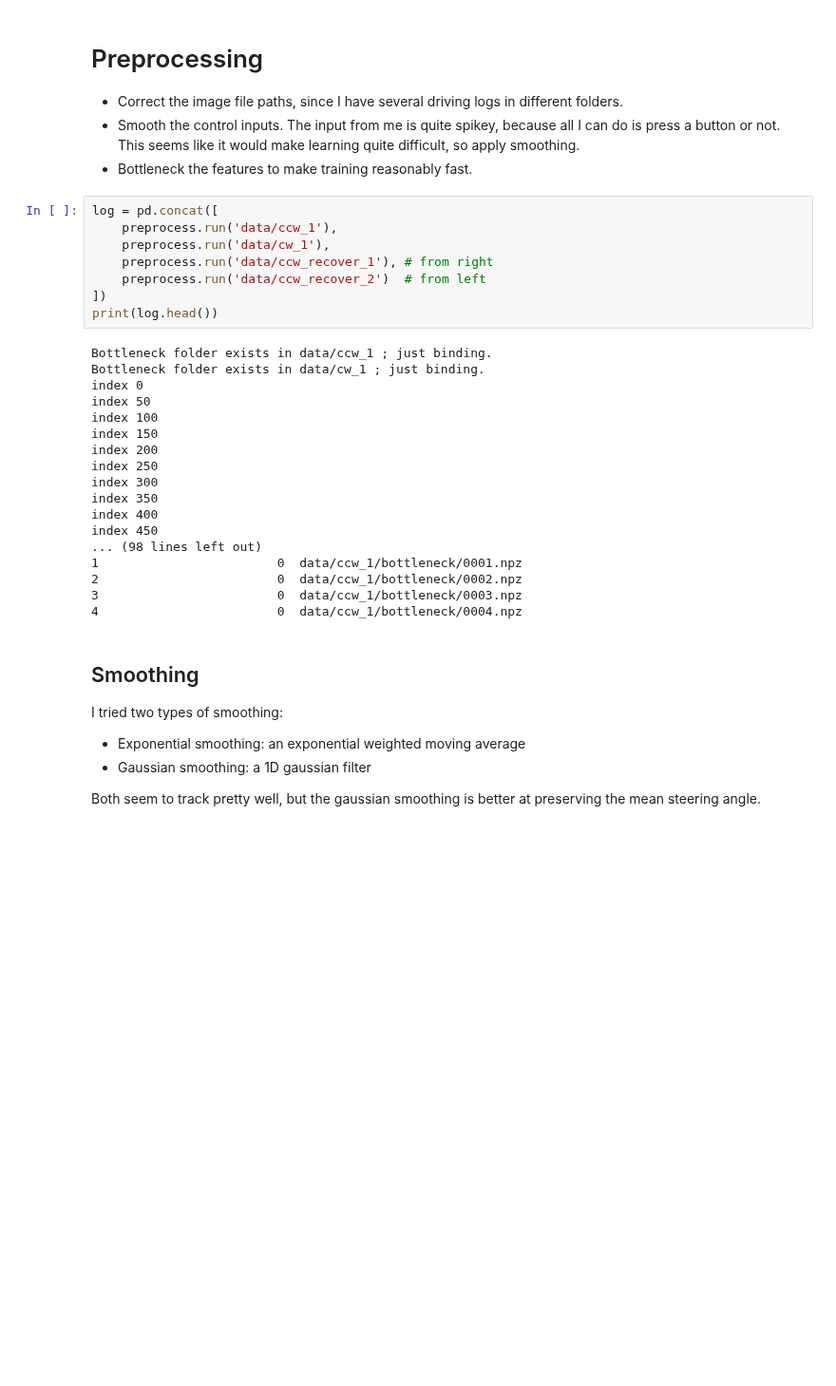
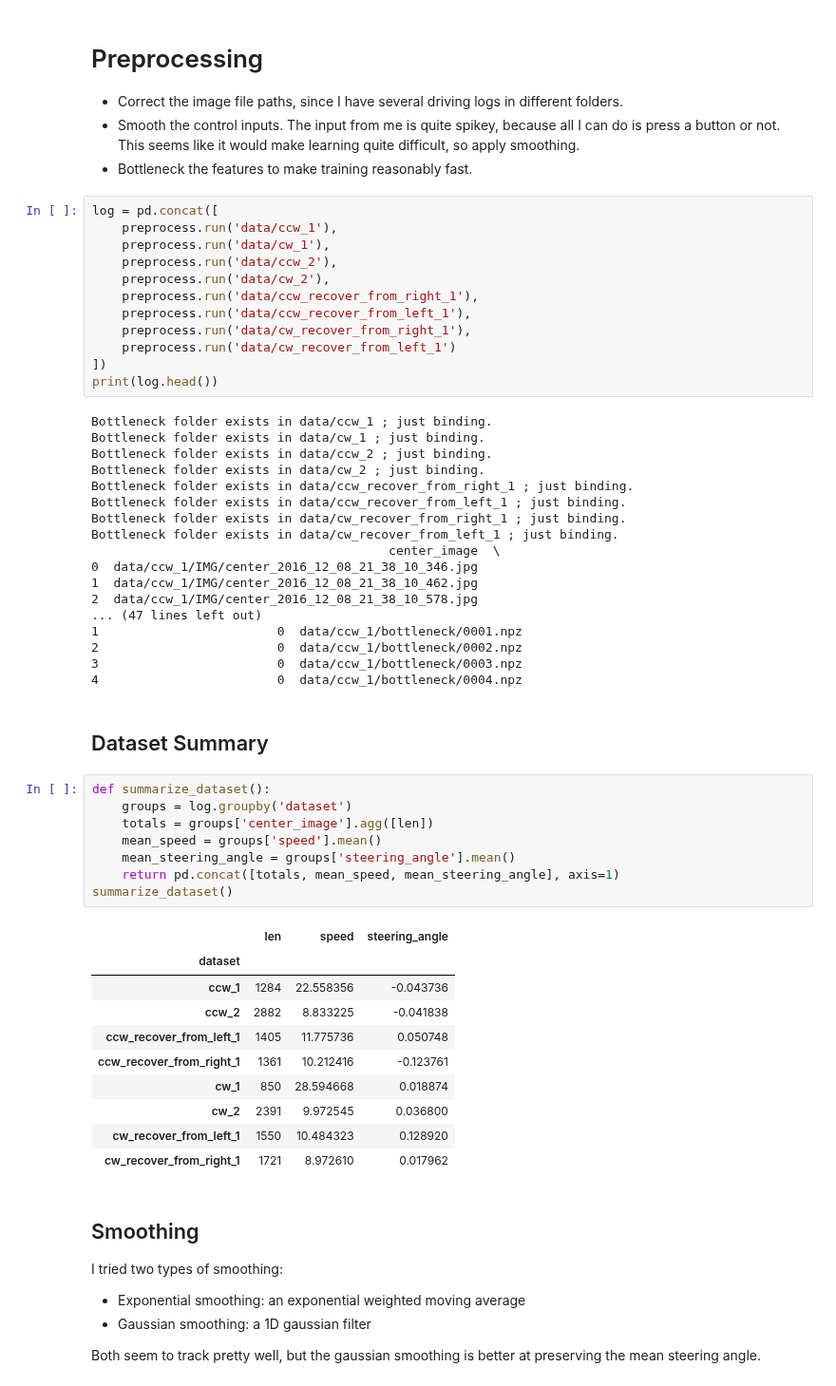
Before and after one commit to jdleesmiller/carnd-cloning, a Jupyter notebook: README.ipynb, the cells around one changed output. Shown at 95% size. Cells and saved outputs as stored; diff of their text form; blank space fills up the shorter version.

```diff
--- a/README.ipynb
+++ b/README.ipynb
@@ -63,28 +47,53 @@ ________________________________________________________________________________
 log = pd.concat([
     preprocess.run('data/ccw_1'),
     preprocess.run('data/cw_1'),
-    preprocess.run('data/ccw_recover_1'), # from right
-    preprocess.run('data/ccw_recover_2')  # from left
+    preprocess.run('data/ccw_2'),
+    preprocess.run('data/cw_2'),
+    preprocess.run('data/ccw_recover_from_right_1'),
+    preprocess.run('data/ccw_recover_from_left_1'),
+    preprocess.run('data/cw_recover_from_right_1'),
+    preprocess.run('data/cw_recover_from_left_1')
 ])
 print(log.head())
 # %% [output]
 Bottleneck folder exists in data/ccw_1 ; just binding.
 Bottleneck folder exists in data/cw_1 ; just binding.
-index 0
-index 50
-index 100
-index 150
-index 200
-index 250
-index 300
-index 350
-index 400
-index 450
-... (98 lines left out)
+Bottleneck folder exists in data/ccw_2 ; just binding.
+Bottleneck folder exists in data/cw_2 ; just binding.
+Bottleneck folder exists in data/ccw_recover_from_right_1 ; just binding.
+Bottleneck folder exists in data/ccw_recover_from_left_1 ; just binding.
+Bottleneck folder exists in data/cw_recover_from_right_1 ; just binding.
+Bottleneck folder exists in data/cw_recover_from_left_1 ; just binding.
+                                        center_image  \
+0  data/ccw_1/IMG/center_2016_12_08_21_38_10_346.jpg
+1  data/ccw_1/IMG/center_2016_12_08_21_38_10_462.jpg
+2  data/ccw_1/IMG/center_2016_12_08_21_38_10_578.jpg
+... (47 lines left out)
 1                        0  data/ccw_1/bottleneck/0001.npz
 2                        0  data/ccw_1/bottleneck/0002.npz
 3                        0  data/ccw_1/bottleneck/0003.npz
 4                        0  data/ccw_1/bottleneck/0004.npz
+# %% [markdown]
+## Dataset Summary
+# %%
+def summarize_dataset():
+    groups = log.groupby('dataset')
+    totals = groups['center_image'].agg([len])
+    mean_speed = groups['speed'].mean()
+    mean_steering_angle = groups['steering_angle'].mean()
+    return pd.concat([totals, mean_speed, mean_steering_angle], axis=1)
+summarize_dataset()
+# %% [output]
+|  | len | speed | steering_angle |
+| dataset |  |  |  |
+| ccw_1 | 1284 | 22.558356 | -0.043736 |
+| ccw_2 | 2882 | 8.833225 | -0.041838 |
+| ccw_recover_from_left_1 | 1405 | 11.775736 | 0.050748 |
+| ccw_recover_from_right_1 | 1361 | 10.212416 | -0.123761 |
+| cw_1 | 850 | 28.594668 | 0.018874 |
+| cw_2 | 2391 | 9.972545 | 0.036800 |
+| cw_recover_from_left_1 | 1550 | 10.484323 | 0.128920 |
+| cw_recover_from_right_1 | 1721 | 8.972610 | 0.017962 |
 # %% [markdown]
 ## Smoothing
 
```
Also changed, not shown: parts of 22 cells of this notebook, 3 other files.
